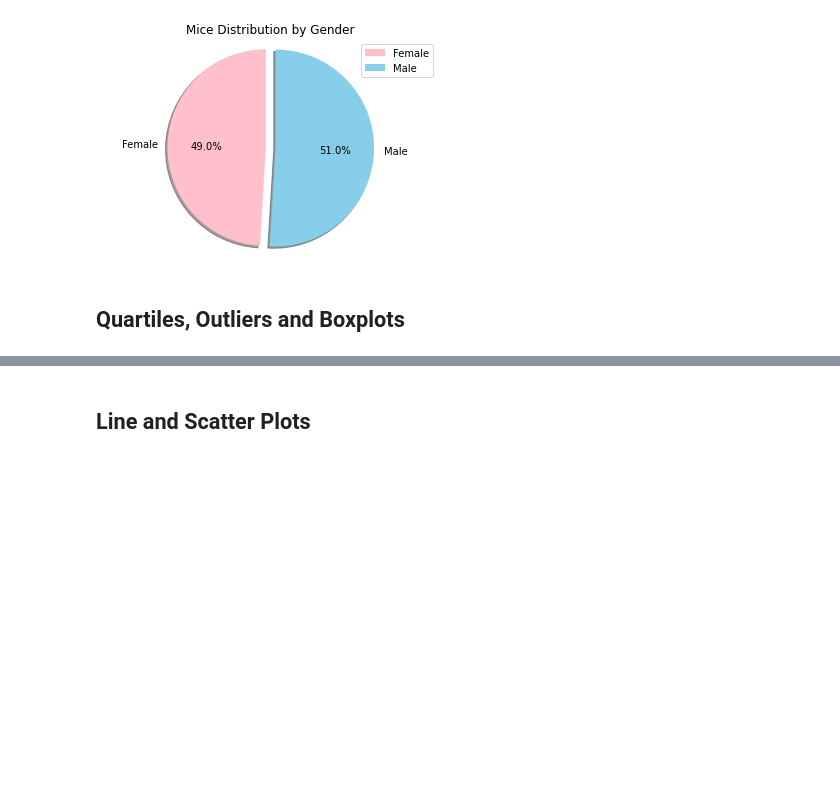
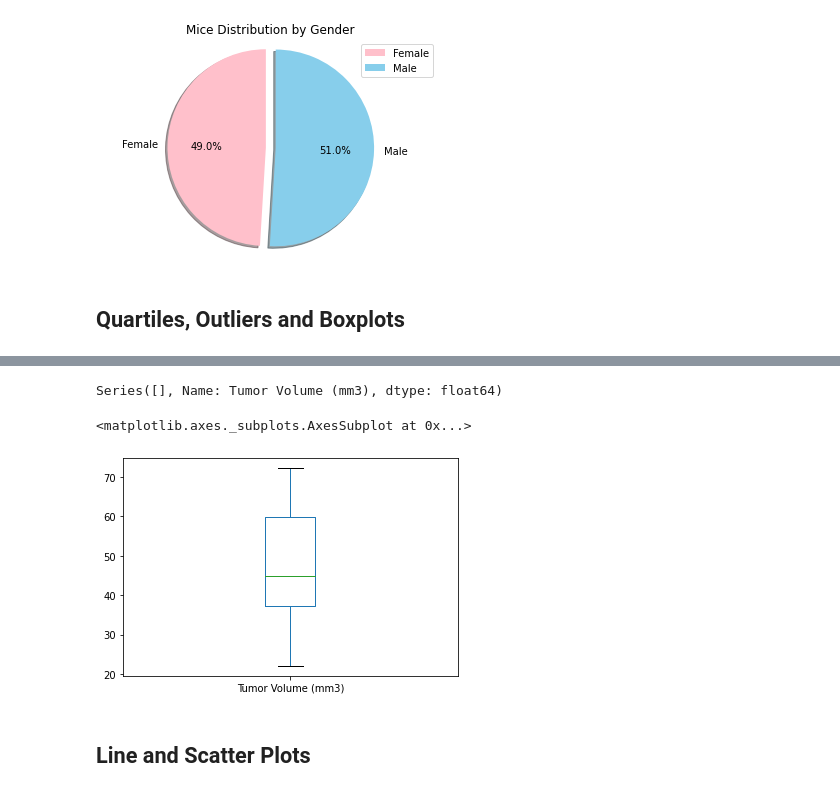
Before and after one commit to luchovzla/matplotlib-challenge, a Jupyter notebook: Pymaceuticals/pymaceuticals_starter.ipynb, the cells around one changed output, grey strips where cells are left out. Saved outputs shown, nothing was run; the diff lists cells and outputs as text; code cells hidden in the pictures; blank space fills up the shorter version.

```diff
--- a/Pymaceuticals/pymaceuticals_starter.ipynb
+++ b/Pymaceuticals/pymaceuticals_starter.ipynb
@@ -265,5 +268,9 @@ plt.show()
 
 # Start by getting the last (greatest) timepoint for each mouse
 
+max_timepoint = combined_df[["Mouse ID", "Timepoint"]].groupby("Mouse ID").max()
+max_timepoint
 
 # Merge this group df with the original dataframe to get the tumor volume at the last timepoint
+
+max_timepoint_df = pd.merge(combined_df, max_timepoint, on = ["Mouse ID", "Timepoint"])
@@ -270,22 +291,47 @@ plt.show()
 # %%
 # Put treatments into a list for for loop (and later for plot labels)
 
+treatment_list = ["Capomulin", "Ramicane", "Infubinol", "Ceftamin"]
+x_axis = np.arange(0, len(treatment_list), 1)
+tick_locations = [x for x in x_axis]
 
 # Create empty list to fill with tumor vol data (for plotting)
 
+tumor_volumes = []
 
 # Calculate the IQR and quantitatively determine if there are any potential outliers.
 
 
     # Locate the rows which contain mice on each drug and get the tumor volumes
 
+max_timepoint_df = max_timepoint_df.loc[max_timepoint_df["Drug Regimen"].isin(treatment_list)]
+max_timepoint_df = max_timepoint_df[["Drug Regimen", "Tumor Volume (mm3)"]]
+tumor_volumes = max_timepoint_df["Tumor Volume (mm3)"]
+tumor_volumes
 
     # add subset
 
+quartiles = tumor_volumes.quantile([.25, .5, .75])
+lowerq = quartiles[0.25]
+upperq = quartiles[0.75]
+iqr = upperq - lowerq
 
     # Determine outliers using upper and lower bounds
+
+lower_bound = lowerq - (1.5 * iqr)
+upper_bound = upperq + (1.5 * iqr)
+
+outliers = tumor_volumes[(tumor_volumes < lower_bound) | (tumor_volumes > upper_bound)]
+outliers
+# %% [output]
+Series([], Name: Tumor Volume (mm3), dtype: float64)
 # %%
 # Generate a box plot of the final tumor volume of each mouse across four regimens of interest
+
+max_timepoint_df.plot(kind = "box")
+# %% [output]
+<matplotlib.axes._subplots.AxesSubplot at 0x...>
+[figure, added]
 # %% [markdown]
 ## Line and Scatter Plots
 # %%
```
Also changed, not shown: parts of 4 cells of this notebook.
